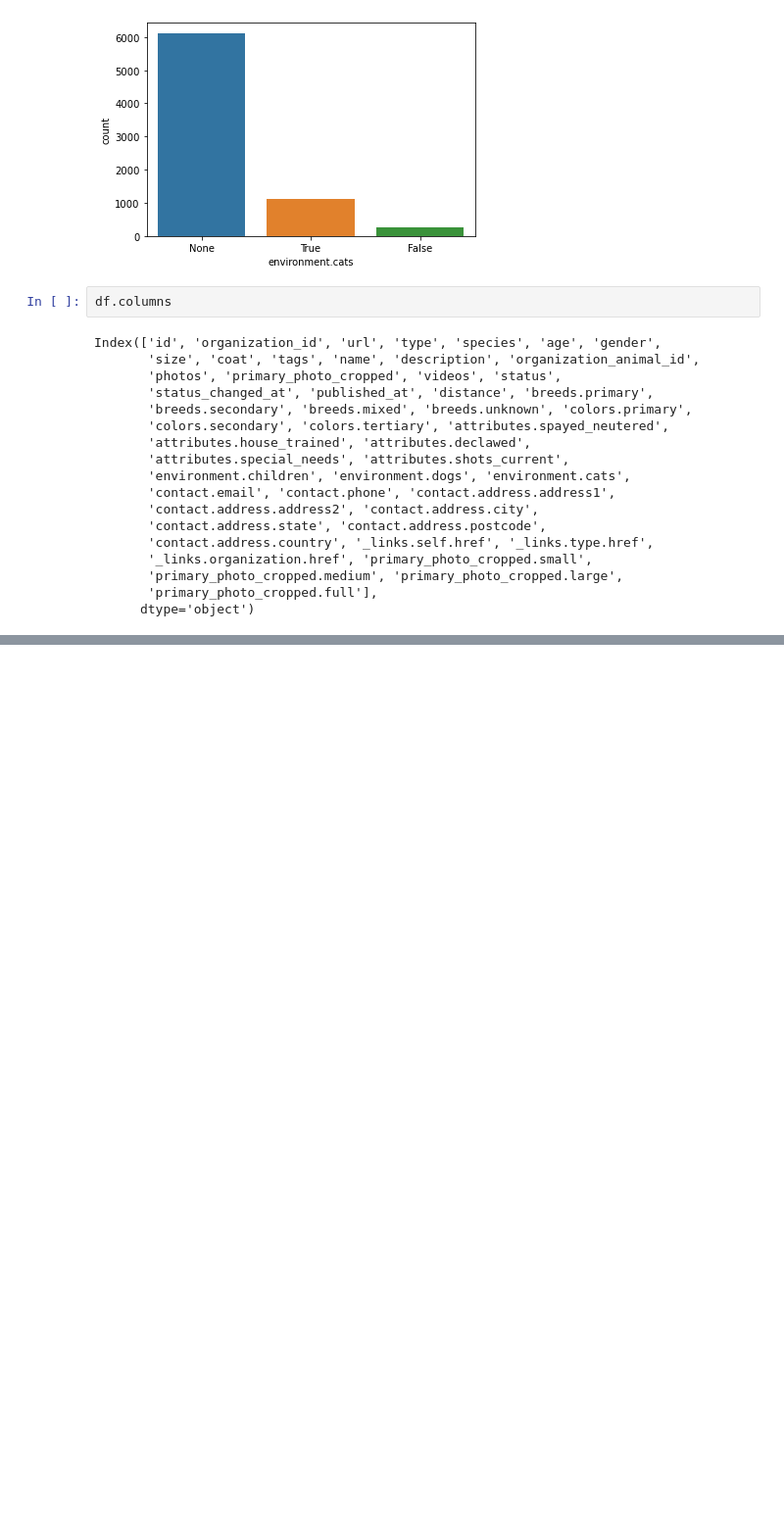
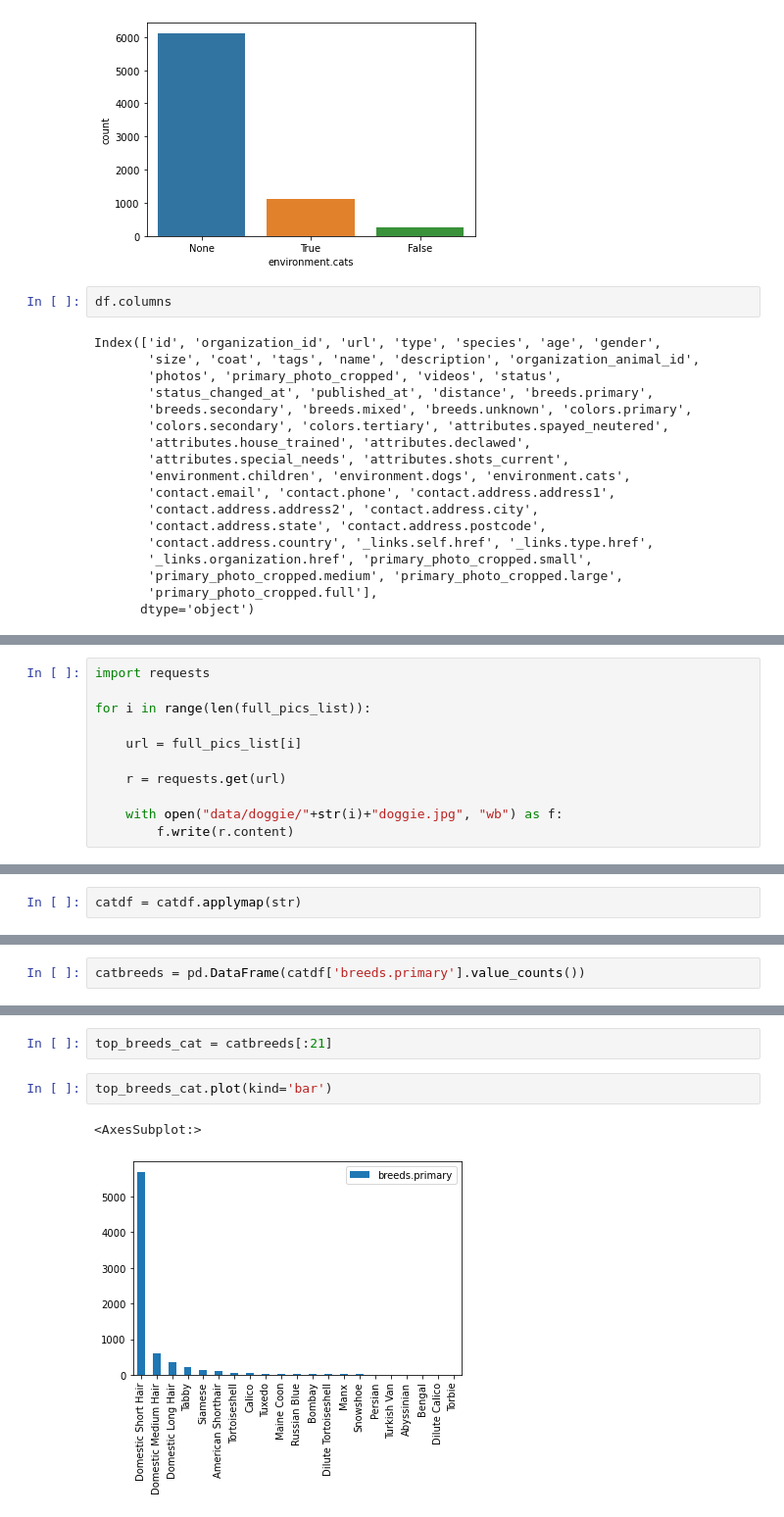
Before and after one commit to ansingh6/sta141b-final, a Jupyter notebook: final.ipynb, the cells around one changed output, grey strips where cells are left out. Shown at 98% size. Cells and saved outputs as stored; diff of their text form; blank space fills up the shorter version.

```diff
--- a/final.ipynb
+++ b/final.ipynb
@@ -157,0 +223,11 @@ Index(['id', 'organization_id', 'url', 'type', 'species', 'age', 'gender',
+# %%
+import requests
+
+for i in range(len(full_pics_list)):
+
+    url = full_pics_list[i]
+
+    r = requests.get(url)
+
+    with open("data/doggie/"+str(i)+"doggie.jpg", "wb") as f:
+        f.write(r.content)
@@ -157,0 +253,2 @@ Index(['id', 'organization_id', 'url', 'type', 'species', 'age', 'gender',
+# %%
+catdf = catdf.applymap(str)
@@ -157,0 +289,2 @@ Index(['id', 'organization_id', 'url', 'type', 'species', 'age', 'gender',
+# %%
+catbreeds = pd.DataFrame(catdf['breeds.primary'].value_counts())
@@ -157,0 +311,7 @@ Index(['id', 'organization_id', 'url', 'type', 'species', 'age', 'gender',
+# %%
+top_breeds_cat = catbreeds[:21]
+# %%
+top_breeds_cat.plot(kind='bar')
+# %% [output]
+<AxesSubplot:>
+[figure, added]
```
Also changed, not shown: parts of 37 cells of this notebook.
